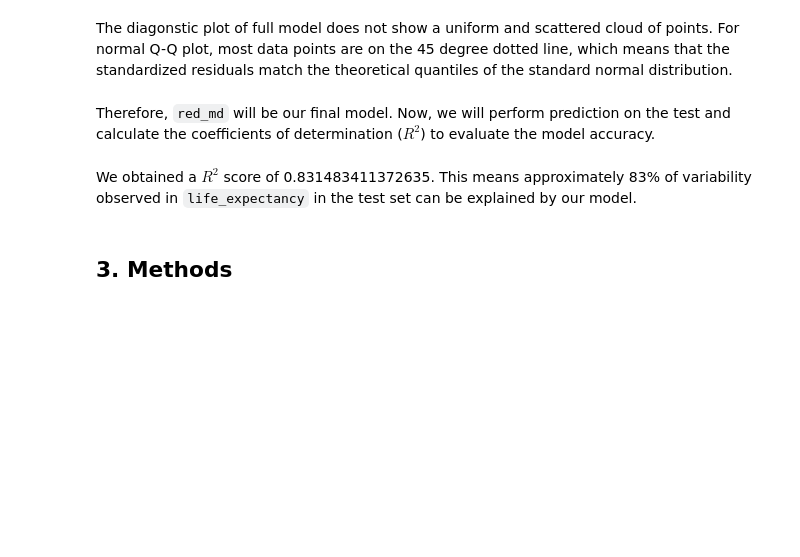
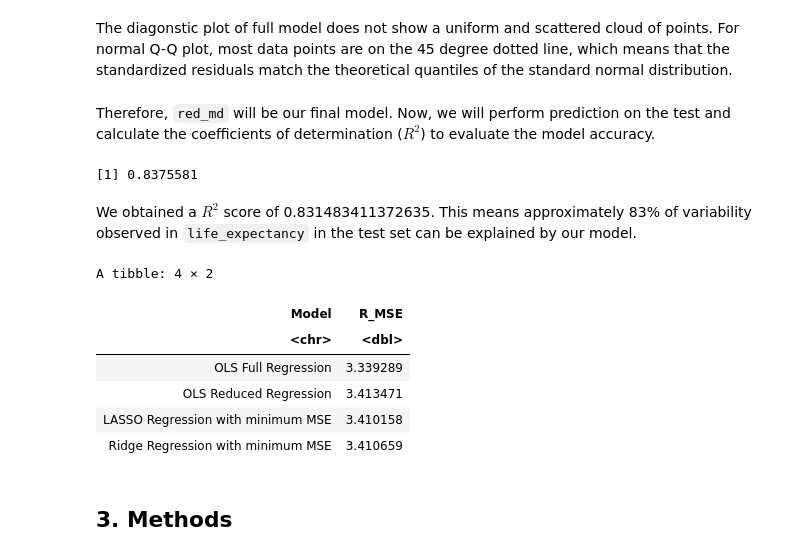
Before and after one commit to fionawang-yf/STAT301-LifeExpectancy, a Jupyter notebook: STAT301-Group1-Report.ipynb, the cells around one changed output. Saved outputs shown, nothing was run; the diff lists cells and outputs as text; code cells hidden in the pictures; blank space fills up the shorter version.

```diff
--- a/STAT301-Group1-Report.ipynb
+++ b/STAT301-Group1-Report.ipynb
@@ -504,46 +506,59 @@ le_test["pred"] <- predict(red_md, le_test)
 # %%
-# compute coefficients of determination
-r_squared = cor(le_test["life_expectancy"], le_test["pred"]) ^ 2
-r_squared[1, 1]
+le_X_test_lasso <- le_test %>% select(-life_expectancy, -infant_deaths) %>% mutate(status = if_else(status == "Developed", 1, 0)) %>% as.matrix()
 
-le_test_pred_LASSO_min <- predict(le_LASSO_min, newx = le_X_test)
-le_test_pred_ridge_min <- predict(le_ridge_min,newx = le_X_test)
+le_test_pred_LASSO_min <- predict(le_LASSO_min, newx = le_X_test_lasso)
+le_test_pred_ridge_min <- predict(le_ridge_min,newx = le_X_test_lasso)
+# %%
+le_test["pred"] <- predict(red_md, le_test)
+
+# compute coefficients of determination
+r_squared = cor(le_test["life_expectancy"], le_test["pred"]) ^ 2
+r_squared[1, 1]
+# %% [output]
+[1] 0.8375581
 # %% [markdown]
 We obtained a $R^2$ score of 0.831483411372635. This means approximately 83% of variability observed in `life_expectancy` in the test set can be explained by our model.
 # %%
 models <- tibble(
   Model = "OLS Full Regression",
   R_MSE = rmse(
     le_test$life_expectancy,
     predict(full_md, le_test)
   )
 )
 
 models <- rbind(
   models,
   tibble(
     Model = "OLS Reduced Regression",
     R_MSE = rmse(
-    actuals = le_test$life_expectancy,
-    preds = predict(red_md, le_test)
-  )
-    ),
+        le_test$life_expectancy,
+        predict(red_md, le_test))
+  ),
     tibble(
     Model = "LASSO Regression with minimum MSE",
     R_MSE = rmse(
-      preds = le_test_pred_LASSO_min,
-      actuals = le_test$life_expectancy
+        le_test_pred_LASSO_min,
+        le_test$life_expectancy
     )
   ),
     tibble(
     Model = "Ridge Regression with minimum MSE",
     R_MSE = rmse(
-      preds = le_test_pred_ridge_min,
-      actuals =le_test$life_expectancy
+        le_test_pred_ridge_min,
+        le_test$life_expectancy
     )
   )
   )
 models
+# %% [output]
+A tibble: 4 × 2
+| Model | R_MSE |
+| <chr> | <dbl> |
+| OLS Full Regression | 3.339289 |
+| OLS Reduced Regression | 3.413471 |
+| LASSO Regression with minimum MSE | 3.410158 |
+| Ridge Regression with minimum MSE | 3.410659 |
 # %% [markdown]
 ## 3. Methods
 # %% [markdown]
```
Also changed, not shown: parts of 13 cells of this notebook.
